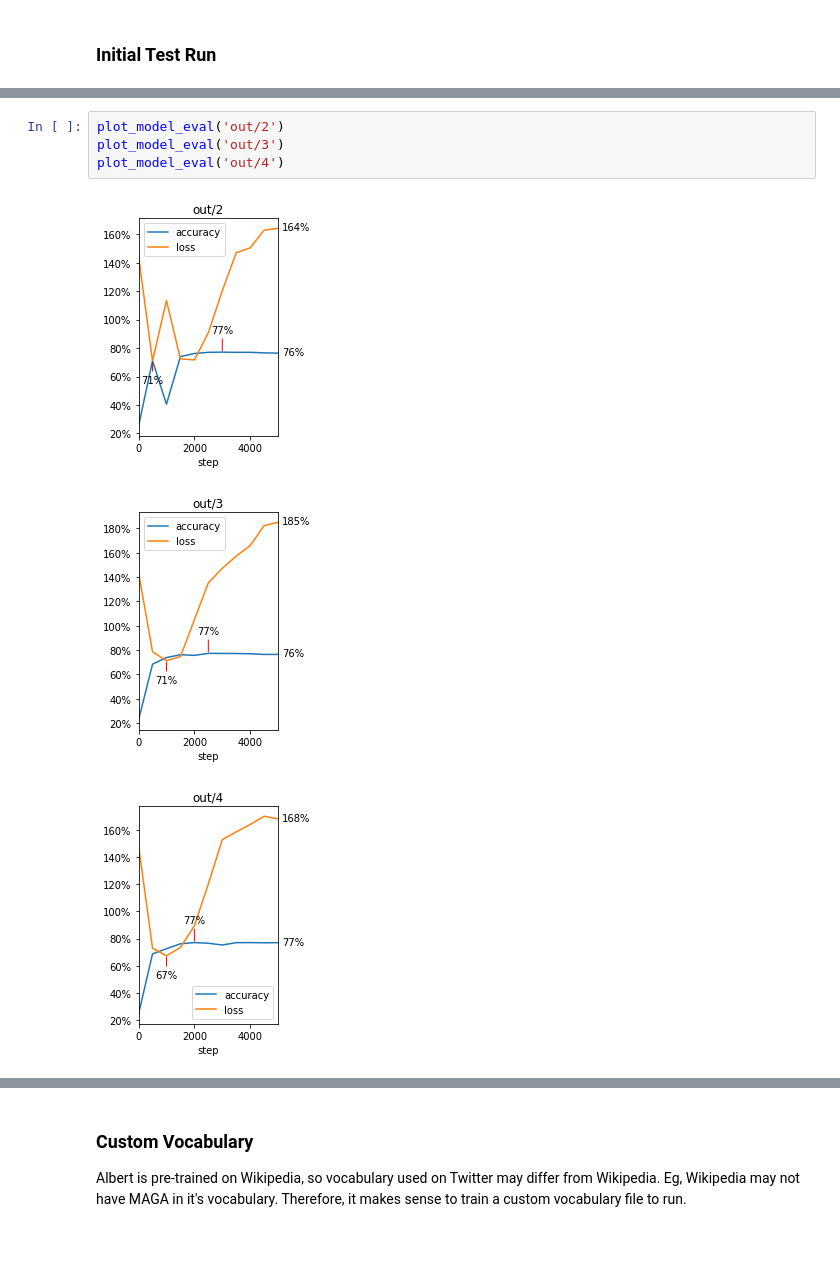
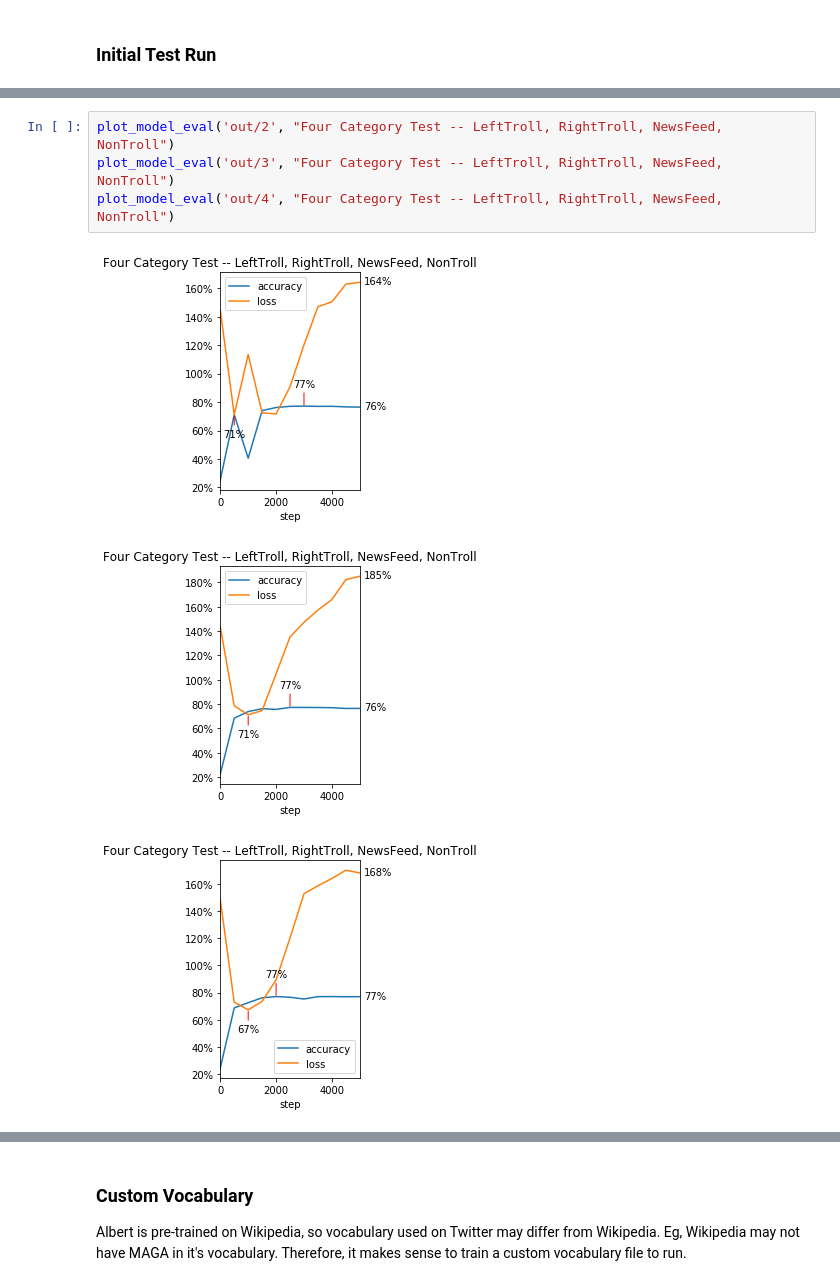
Before and after one commit to ddouglas87/russian-troll, a Jupyter notebook: results.ipynb, the cells around one changed output, grey strips where cells are left out. Cells and saved outputs as stored; diff of their text form; blank space fills up the shorter version.

```diff
--- a/results.ipynb
+++ b/results.ipynb
@@ -149,9 +182,9 @@ To enable the option to allocate vram only when needed, this code has been added
 # %%
-plot_model_eval('out/2')
-plot_model_eval('out/3')
-plot_model_eval('out/4')
+plot_model_eval('out/2', "Four Category Test -- LeftTroll, RightTroll, NewsFeed, NonTroll")
+plot_model_eval('out/3', "Four Category Test -- LeftTroll, RightTroll, NewsFeed, NonTroll")
+plot_model_eval('out/4', "Four Category Test -- LeftTroll, RightTroll, NewsFeed, NonTroll")
 # %% [output]
-[figure, old version]
+[figure, new version]
-[figure, old version]
+[figure, new version]
-[figure, old version]
+[figure, new version]
 # %% [markdown]
```
Also changed, not shown: parts of 12 cells of this notebook.
